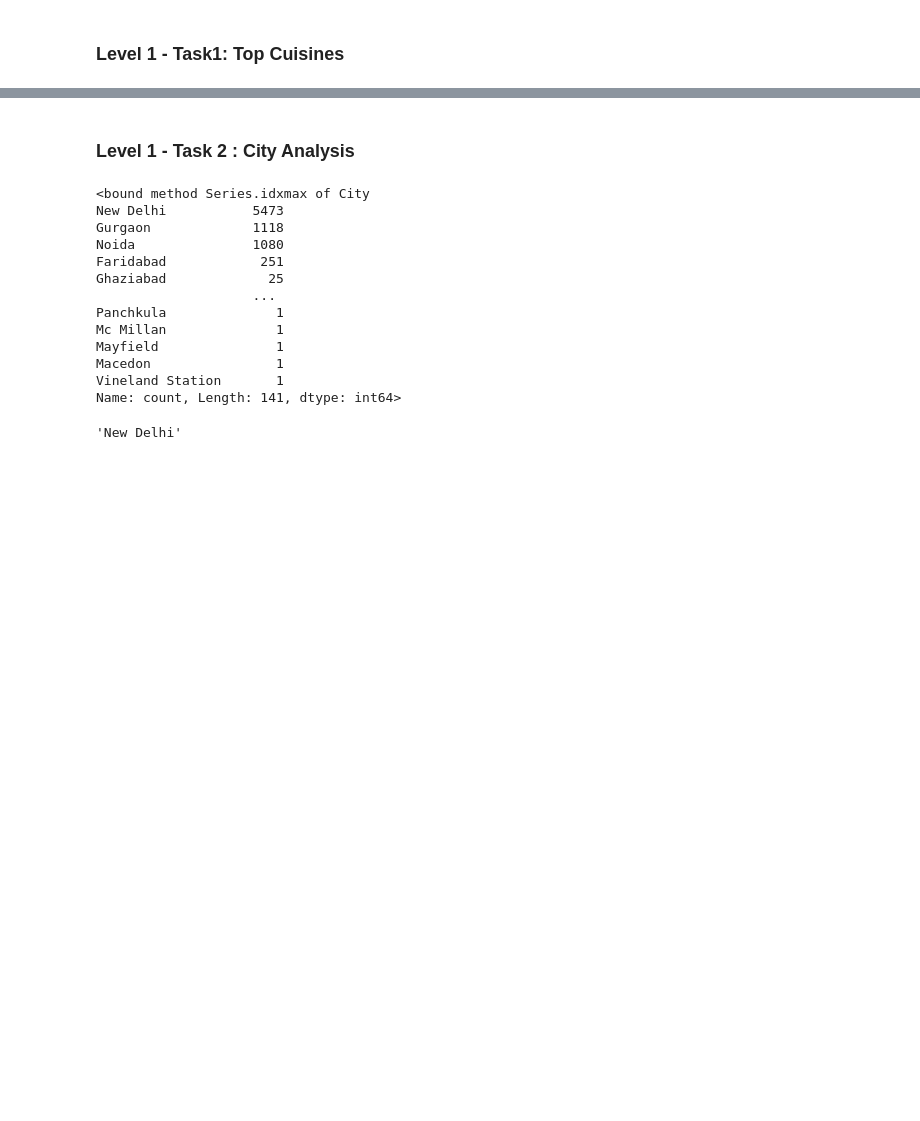
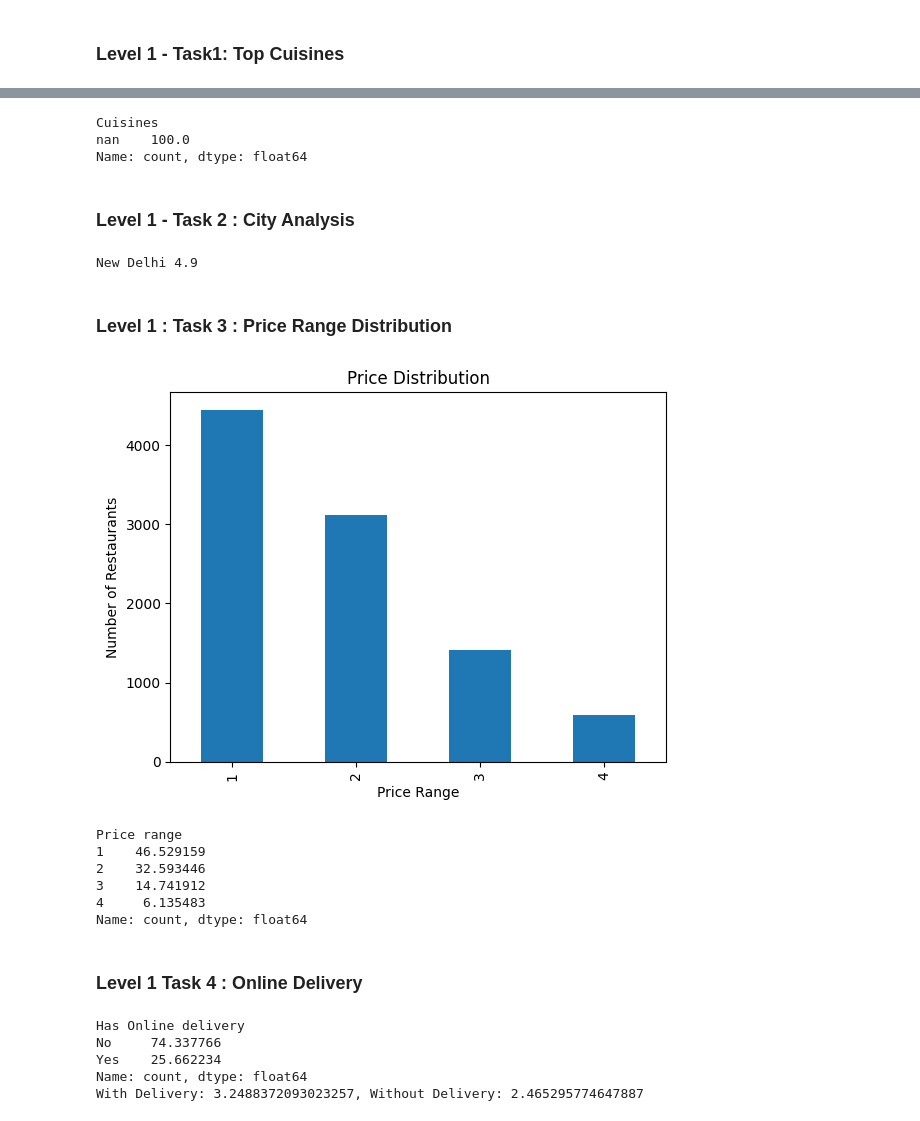
Before and after one commit to Vaibhavp0696/Cognifyz_internship, a Jupyter notebook: project.ipynb, the cells around one changed output, grey strips where cells are left out. Saved outputs shown, nothing was run; the diff lists cells and outputs as text; code cells hidden in the pictures; blank space fills up the shorter version.

```diff
--- a/project.ipynb
+++ b/project.ipynb
@@ -70,26 +62,61 @@ Name: count, dtype: float64
+# %%
+# Calculate percentage of all resturants that serves these top cuisines
+top_percent = (top_cuisines / df.shape[0]) * 100
+(top_percent)
+# %% [output]
+Cuisines
+nan    100.0
+Name: count, dtype: float64
 # %% [markdown]
 ### Level 1 - Task 2 : City Analysis
-# %%
-city_counts = df["City"].value_counts()
-top_city = city_counts.idxmax
-top_city
-# %% [output]
-<bound method Series.idxmax of City
-New Delhi           5473
-Gurgaon             1118
-Noida               1080
-Faridabad            251
-Ghaziabad             25
-                    ...
-Panchkula              1
-Mc Millan              1
-Mayfield               1
-Macedon                1
-Vineland Station       1
-Name: count, Length: 141, dtype: int64>
 # %%
-city_counts = df['City'].value_counts()
-top_city = city_counts.idxmax()
-top_city
+# here we are trying to find the city with the most number of restaurants
+city_counts = df["City"].value_counts() # count the number of restaurant in each city
+top_city = city_counts.idxmax() # idxmax() with the help of this we find the city with the maximum number of restaurants
+
+# here we group the data by city and calculate the average rating for each city
+city_avg_rating = df.groupby('City')['Aggregate rating'].mean()
+
+# here we find the city with the highest average rating
+highest_avg_rating_city = city_avg_rating.idxmax()
+
+print(top_city, city_avg_rating[highest_avg_rating_city])
 # %% [output]
-'New Delhi'
+New Delhi 4.9
+# %% [markdown]
+### Level 1 : Task 3 : Price Range Distribution
+# %%
+# here we create a bar plot
+df['Price range'].value_counts().plot(kind = 'bar', title = "Price Distribution")
+plt.xlabel("Price Range")
+plt.ylabel("Number of Restaurants")
+plt.show()
+
+# calculate the percentage of restaurants in each price range
+price_percent = (df["Price range"].value_counts()/ df.shape[0]) * 100
+price_percent
+# %% [output]
+[figure, added]
+Price range
+1    46.529159
+2    32.593446
+3    14.741912
+4     6.135483
+Name: count, dtype: float64
+# %% [markdown]
+### Level 1 Task 4 : Online Delivery
+# %%
+# It calculates the percentage of restaurants that offer or do not offer online delivery, based on the "Has Online delivery" column in your dataset.
+delivery_pct = (df["Has Online delivery"].value_counts() / df.shape[0]) * 100
+print(delivery_pct)
+# Here we calculates the average rating of restaurants that offer online delivery.
+avg_with_delivery = df[df["Has Online delivery"] == "Yes"]["Aggregate rating"].mean()
+# Here we calculates the average rating of restaurants that do NOT offer online delivery.
+avg_without_delivery = df[df["Has Online delivery"] == "No"]["Aggregate rating"].mean()
+print(f"With Delivery: {avg_with_delivery}, Without Delivery: {avg_without_delivery}")
+# %% [output]
+Has Online delivery
+No     74.337766
+Yes    25.662234
+Name: count, dtype: float64
+With Delivery: 3.2488372093023257, Without Delivery: 2.465295774647887
```
Also changed, not shown: parts of 6 cells of this notebook.
